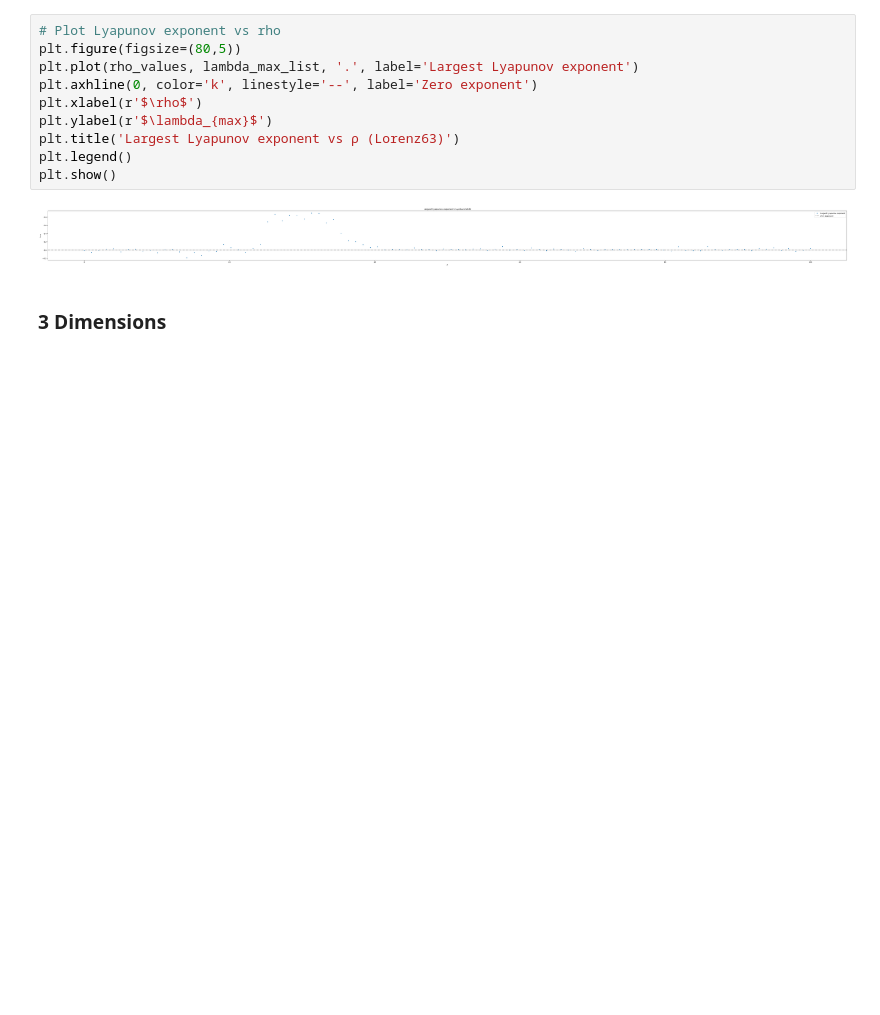
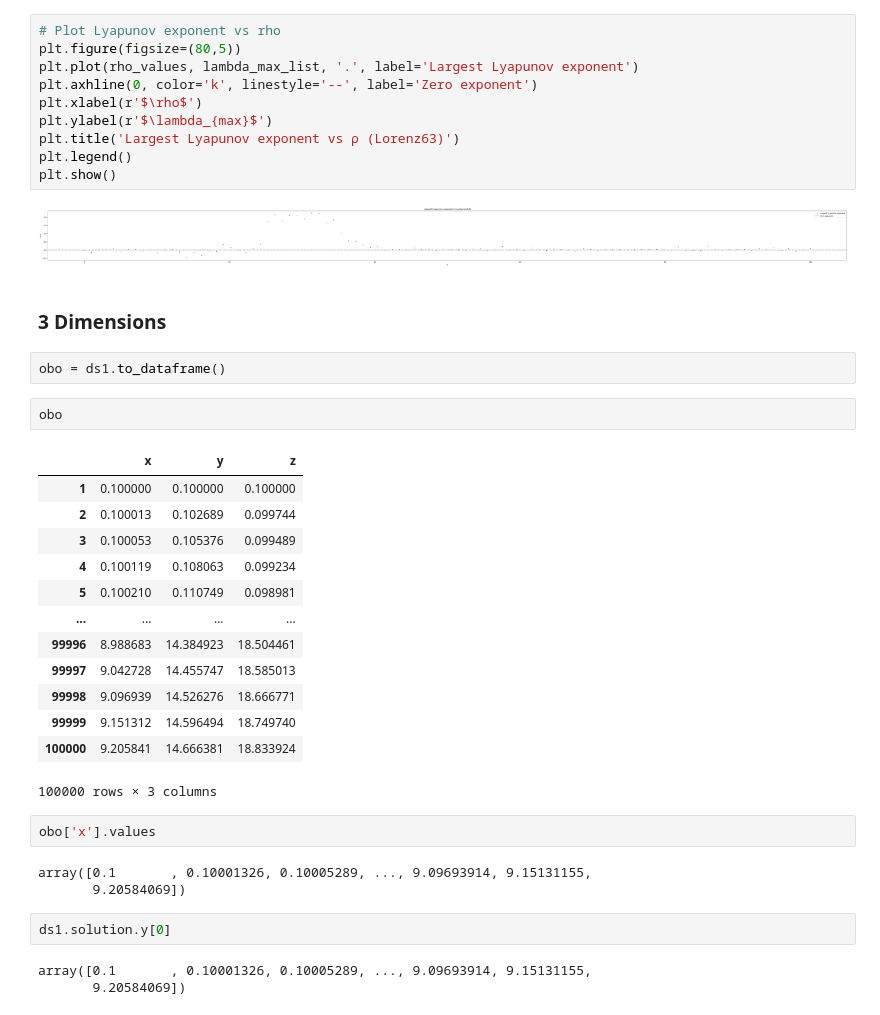
Before and after one commit to nxteventrying/chaos-ts-analysis, a Jupyter notebook: generation/lorenz.ipynb, the cells around one changed output. Drawn from its saved outputs; the diff is of its cells as text; blank space fills up the shorter version.

```diff
--- a/generation/lorenz.ipynb
+++ b/generation/lorenz.ipynb
@@ -748,3 +2031,31 @@ plt.show()
 [figure]
 # %% [markdown]
 ### 3 Dimensions
+# %%
+obo = ds1.to_dataframe()
+# %%
+obo
+# %% [output]
+|  | x | y | z |
+| 1 | 0.100000 | 0.100000 | 0.100000 |
+| 2 | 0.100013 | 0.102689 | 0.099744 |
+| 3 | 0.100053 | 0.105376 | 0.099489 |
+| 4 | 0.100119 | 0.108063 | 0.099234 |
+| 5 | 0.100210 | 0.110749 | 0.098981 |
+| ... | ... | ... | ... |
+| 99996 | 8.988683 | 14.384923 | 18.504461 |
+| 99997 | 9.042728 | 14.455747 | 18.585013 |
+| 99998 | 9.096939 | 14.526276 | 18.666771 |
+| 99999 | 9.151312 | 14.596494 | 18.749740 |
+| 100000 | 9.205841 | 14.666381 | 18.833924 |
+100000 rows × 3 columns
+# %%
+obo['x'].values
+# %% [output]
+array([0.1       , 0.10001326, 0.10005289, ..., 9.09693914, 9.15131155,
+       9.20584069])
+# %%
+ds1.solution.y[0]
+# %% [output]
+array([0.1       , 0.10001326, 0.10005289, ..., 9.09693914, 9.15131155,
+       9.20584069])
```
Also changed, not shown: parts of 22 cells of this notebook.
